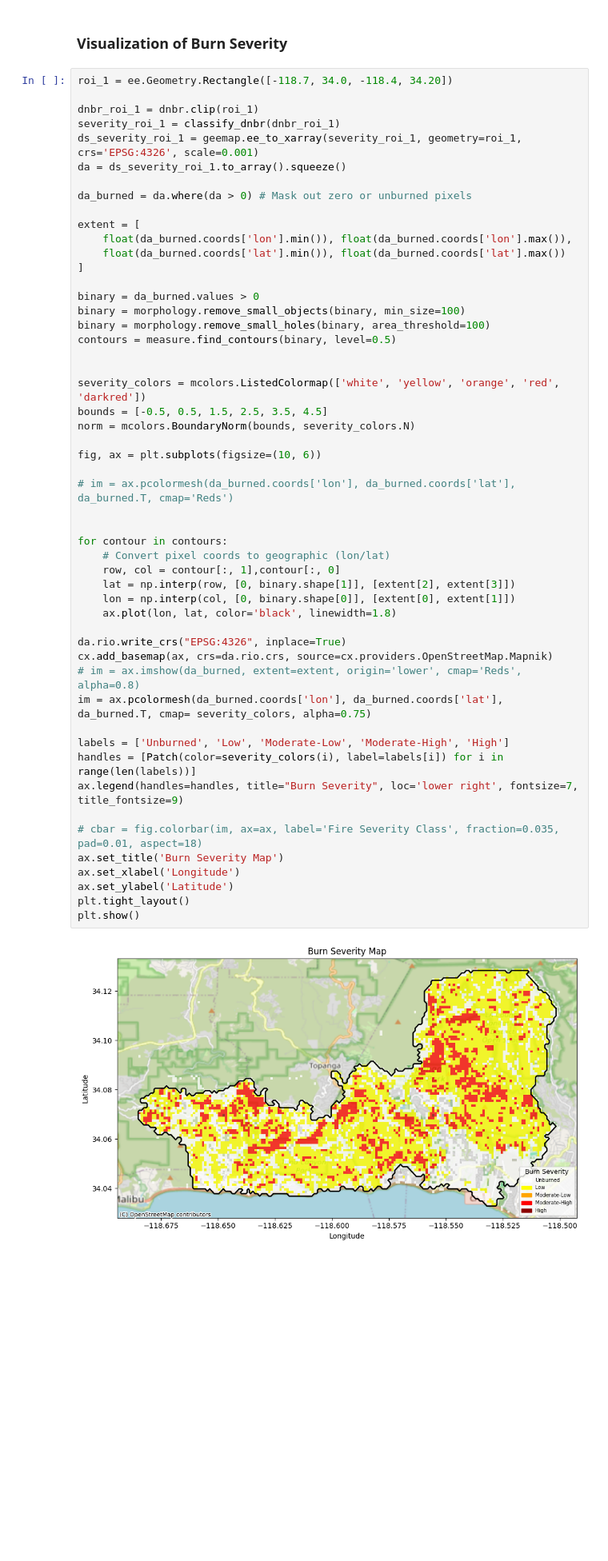
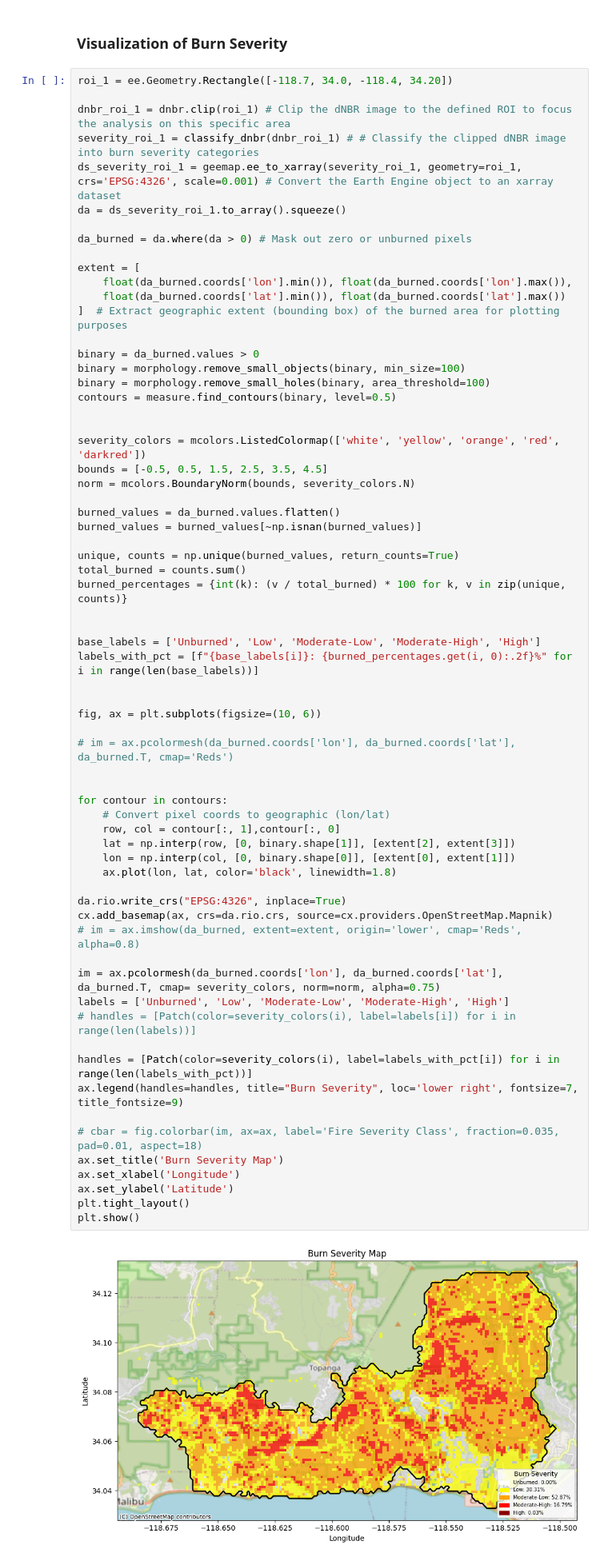
Before and after one commit to SiyueZhang41/wildfire_forest, a Jupyter notebook: GEE_wildfire_vegetation.ipynb, the cells around one changed output. Shown at 80% size. Saved outputs shown, nothing was run; the diff lists cells and outputs as text; blank space fills up the shorter version.

Commit message:
Update Burn Severity Map

```diff
--- a/GEE_wildfire_vegetation.ipynb
+++ b/GEE_wildfire_vegetation.ipynb
@@ -256,9 +261,9 @@ plt.tight_layout()
 # %%
 roi_1 = ee.Geometry.Rectangle([-118.7, 34.0, -118.4, 34.20])
 
-dnbr_roi_1 = dnbr.clip(roi_1)
-severity_roi_1 = classify_dnbr(dnbr_roi_1)
-ds_severity_roi_1 = geemap.ee_to_xarray(severity_roi_1, geometry=roi_1, crs='EPSG:4326', scale=0.001)
+dnbr_roi_1 = dnbr.clip(roi_1) # Clip the dNBR image to the defined ROI to focus the analysis on this specific area
+severity_roi_1 = classify_dnbr(dnbr_roi_1) # # Classify the clipped dNBR image into burn severity categories
+ds_severity_roi_1 = geemap.ee_to_xarray(severity_roi_1, geometry=roi_1, crs='EPSG:4326', scale=0.001) # Convert the Earth Engine object to an xarray dataset
 da = ds_severity_roi_1.to_array().squeeze()
 
 da_burned = da.where(da > 0) # Mask out zero or unburned pixels
@@ -266,7 +271,7 @@ da_burned = da.where(da > 0) # Mask out zero or unburned pixels
 extent = [
     float(da_burned.coords['lon'].min()), float(da_burned.coords['lon'].max()),
     float(da_burned.coords['lat'].min()), float(da_burned.coords['lat'].max())
-]
+]  # Extract geographic extent (bounding box) of the burned area for plotting purposes
 
 binary = da_burned.values > 0
 binary = morphology.remove_small_objects(binary, min_size=100)
@@ -277,33 +282,47 @@ contours = measure.find_contours(binary, level=0.5)
 severity_colors = mcolors.ListedColormap(['white', 'yellow', 'orange', 'red', 'darkred'])
 bounds = [-0.5, 0.5, 1.5, 2.5, 3.5, 4.5]
 norm = mcolors.BoundaryNorm(bounds, severity_colors.N)
+
+burned_values = da_burned.values.flatten()
+burned_values = burned_values[~np.isnan(burned_values)]
+
+unique, counts = np.unique(burned_values, return_counts=True)
+total_burned = counts.sum()
+burned_percentages = {int(k): (v / total_burned) * 100 for k, v in zip(unique, counts)}
+
+
+base_labels = ['Unburned', 'Low', 'Moderate-Low', 'Moderate-High', 'High']
+labels_with_pct = [f"{base_labels[i]}: {burned_percentages.get(i, 0):.2f}%" for i in range(len(base_labels))]
+
 
 fig, ax = plt.subplots(figsize=(10, 6))
 
 # im = ax.pcolormesh(da_burned.coords['lon'], da_burned.coords['lat'], da_burned.T, cmap='Reds')
 
 
 for contour in contours:
     # Convert pixel coords to geographic (lon/lat)
     row, col = contour[:, 1],contour[:, 0]
     lat = np.interp(row, [0, binary.shape[1]], [extent[2], extent[3]])
     lon = np.interp(col, [0, binary.shape[0]], [extent[0], extent[1]])
     ax.plot(lon, lat, color='black', linewidth=1.8)
 
 da.rio.write_crs("EPSG:4326", inplace=True)
 cx.add_basemap(ax, crs=da.rio.crs, source=cx.providers.OpenStreetMap.Mapnik)
 # im = ax.imshow(da_burned, extent=extent, origin='lower', cmap='Reds', alpha=0.8)
-im = ax.pcolormesh(da_burned.coords['lon'], da_burned.coords['lat'], da_burned.T, cmap= severity_colors, alpha=0.75)
 
+im = ax.pcolormesh(da_burned.coords['lon'], da_burned.coords['lat'], da_burned.T, cmap= severity_colors, norm=norm, alpha=0.75)
 labels = ['Unburned', 'Low', 'Moderate-Low', 'Moderate-High', 'High']
-handles = [Patch(color=severity_colors(i), label=labels[i]) for i in range(len(labels))]
+# handles = [Patch(color=severity_colors(i), label=labels[i]) for i in range(len(labels))]
+
+handles = [Patch(color=severity_colors(i), label=labels_with_pct[i]) for i in range(len(labels_with_pct))]
 ax.legend(handles=handles, title="Burn Severity", loc='lower right', fontsize=7, title_fontsize=9)
 
 # cbar = fig.colorbar(im, ax=ax, label='Fire Severity Class', fraction=0.035, pad=0.01, aspect=18)
 ax.set_title('Burn Severity Map')
 ax.set_xlabel('Longitude')
 ax.set_ylabel('Latitude')
 plt.tight_layout()
 plt.show()
 # %% [output]
-[figure, old version]
+[figure, new version]
```
Also changed, not shown: parts of 3 cells of this notebook.
